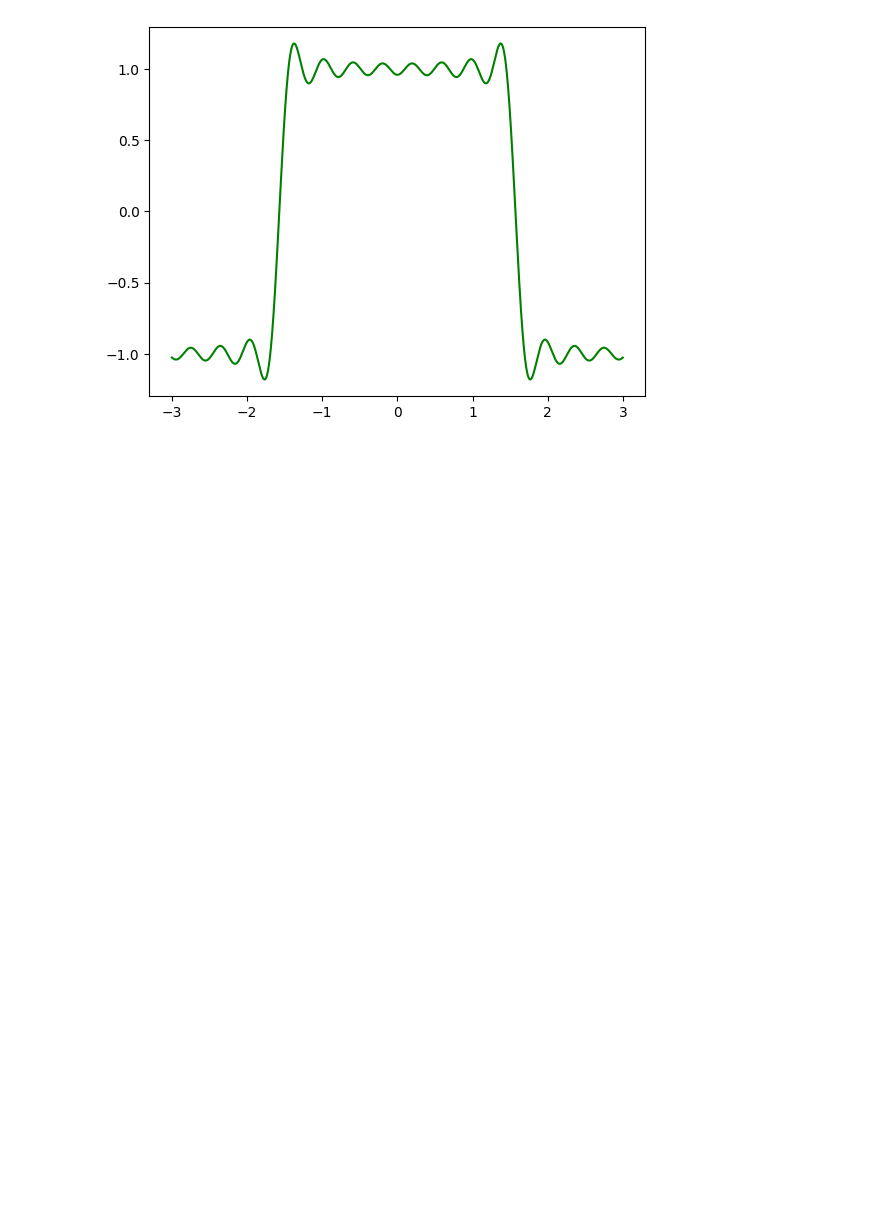
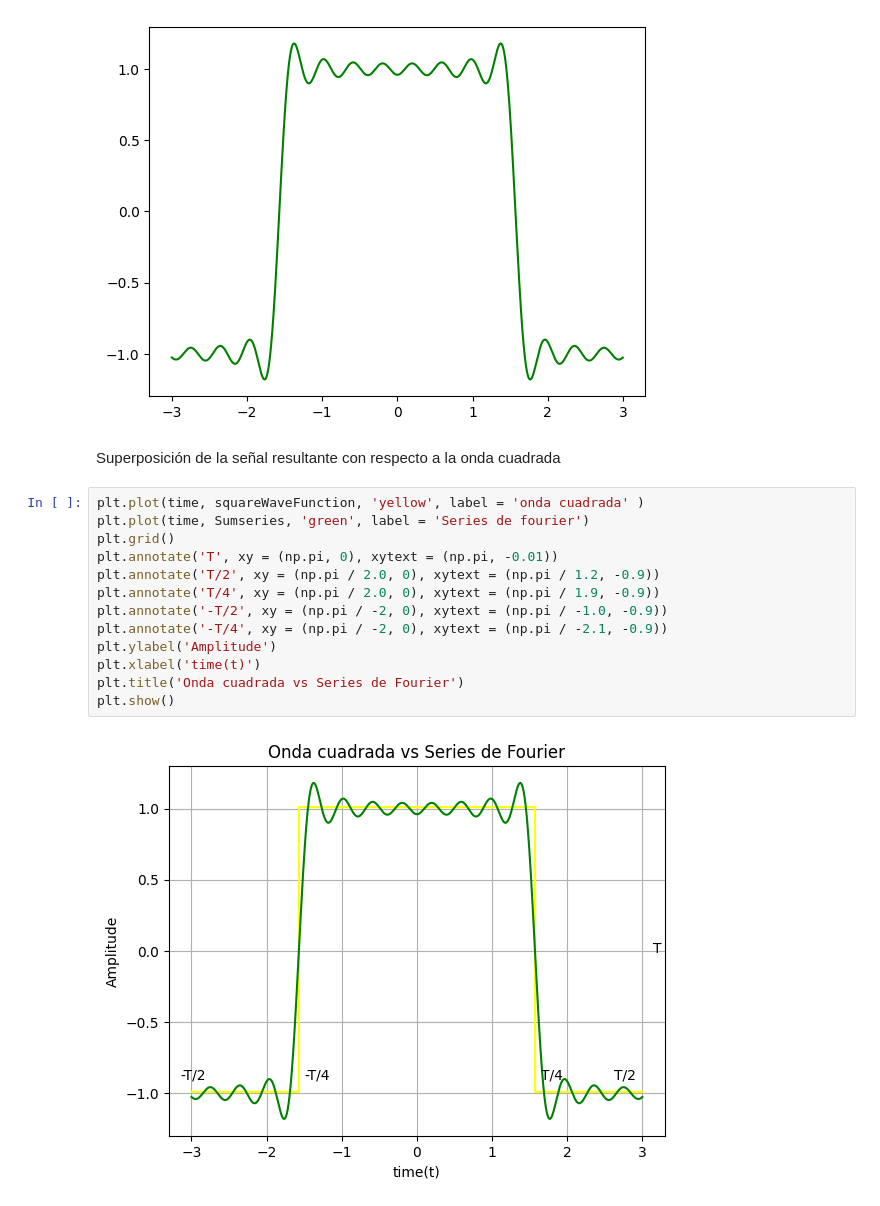
Before and after one commit to FelipeGualdron/Programacion, a Jupyter notebook: Actividad2.ipynb, the cells around one changed output. Drawn from its saved outputs; the diff is of its cells as text; blank space fills up the shorter version.

Commit message:
Superposición de la señales

```diff
--- a/Actividad2.ipynb
+++ b/Actividad2.ipynb
@@ -120,3 +120,20 @@ plt.plot(time, Sumseries, 'green')
 # %% [output]
 [<matplotlib.lines.Line2D at 0x...>]
 [figure]
+# %% [markdown]
+Superposición de la señal resultante con respecto a la onda cuadrada
+# %%
+plt.plot(time, squareWaveFunction, 'yellow', label = 'onda cuadrada' )
+plt.plot(time, Sumseries, 'green', label = 'Series de fourier')
+plt.grid()
+plt.annotate('T', xy = (np.pi, 0), xytext = (np.pi, -0.01))
+plt.annotate('T/2', xy = (np.pi / 2.0, 0), xytext = (np.pi / 1.2, -0.9))
+plt.annotate('T/4', xy = (np.pi / 2.0, 0), xytext = (np.pi / 1.9, -0.9))
+plt.annotate('-T/2', xy = (np.pi / -2, 0), xytext = (np.pi / -1.0, -0.9))
+plt.annotate('-T/4', xy = (np.pi / -2, 0), xytext = (np.pi / -2.1, -0.9))
+plt.ylabel('Amplitude')
+plt.xlabel('time(t)')
+plt.title('Onda cuadrada vs Series de Fourier')
+plt.show()
+# %% [output]
+[figure, added]
```
